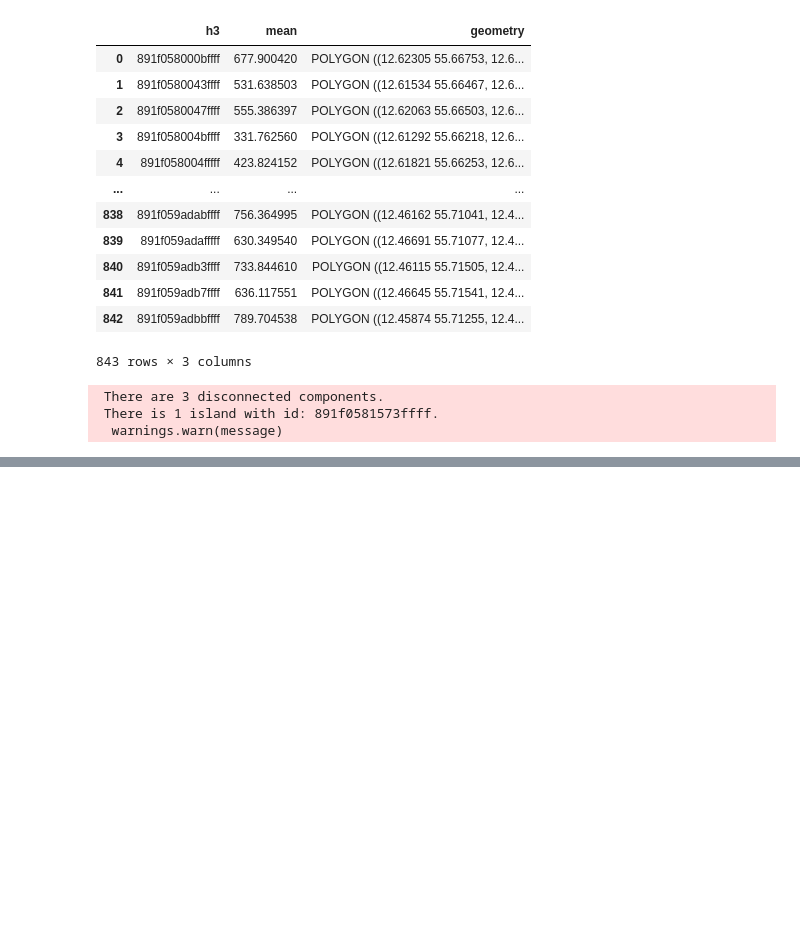
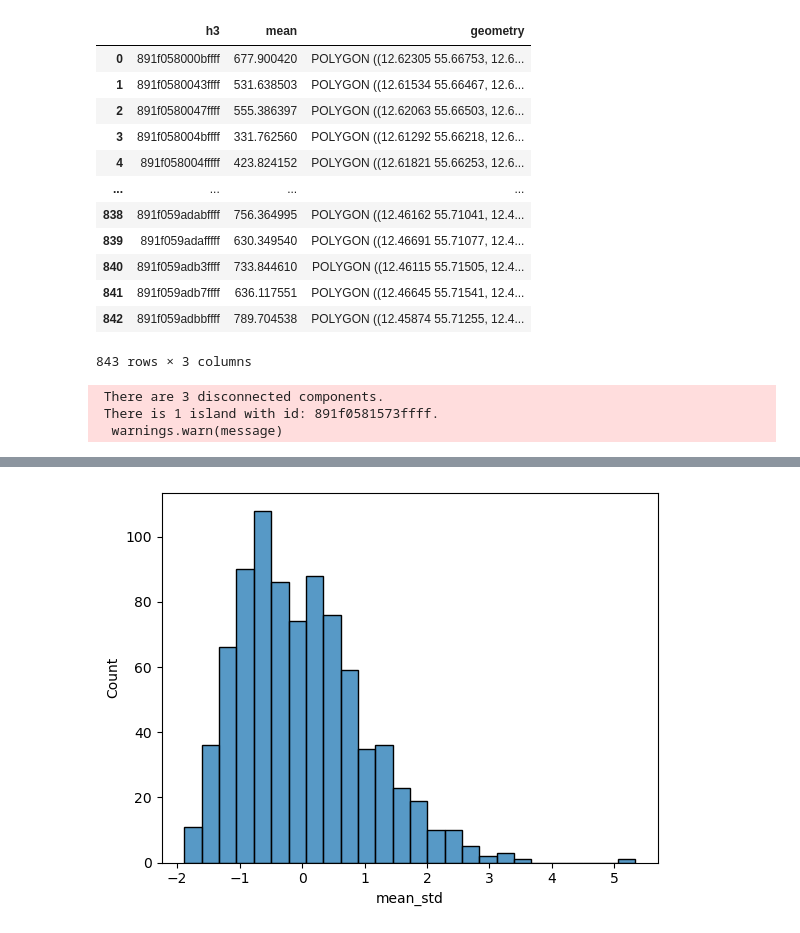
Before and after one commit to MiriamEspinosa/QoL_Copenhagen, a Jupyter notebook: notebooks/clustering.ipynb, the cells around one changed output, grey strips where cells are left out. Cells and saved outputs as stored; diff of their text form; code cells hidden in the pictures; blank space fills up the shorter version.

```diff
--- a/notebooks/clustering.ipynb
+++ b/notebooks/clustering.ipynb
@@ -187,0 +272,3 @@ w = weights.Queen.from_dataframe(gdf, ids="h3")
+# %%
+gdf['w_mean'] = weights.lag_spatial(w, gdf['mean']) # we pass the weights object and the column with values to base the spatial lag on
+# with standardized weights we can compute the lag
@@ -187,0 +285,7 @@ w = weights.Queen.from_dataframe(gdf, ids="h3")
+# %%
+# Standardize the variables
+gdf['mean_std'] = (
+    gdf['mean'] - gdf['mean'].mean()
+) / gdf['mean'].std()
+# %%
+gdf['w_mean_std'] = weights.lag_spatial(w, gdf['mean_std'])
@@ -187,0 +302,5 @@ w = weights.Queen.from_dataframe(gdf, ids="h3")
+# %%
+sns.histplot(gdf.mean_std);
+# Long right tail, so not a lot with high mean.
+# %% [output]
+[figure, added]
```
Also changed, not shown: parts of 29 cells of this notebook.
